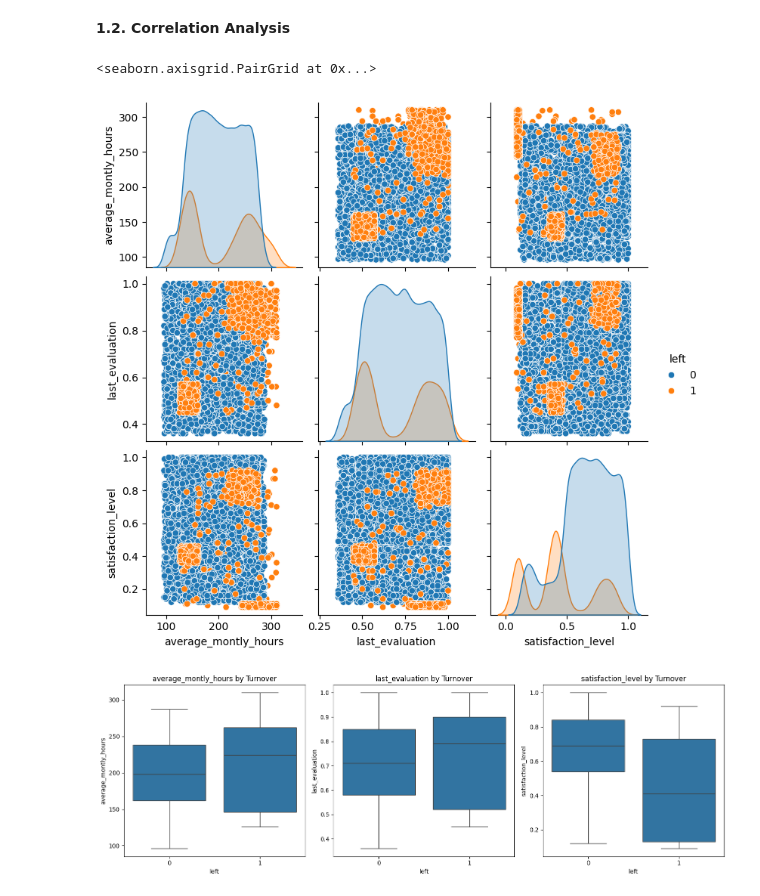
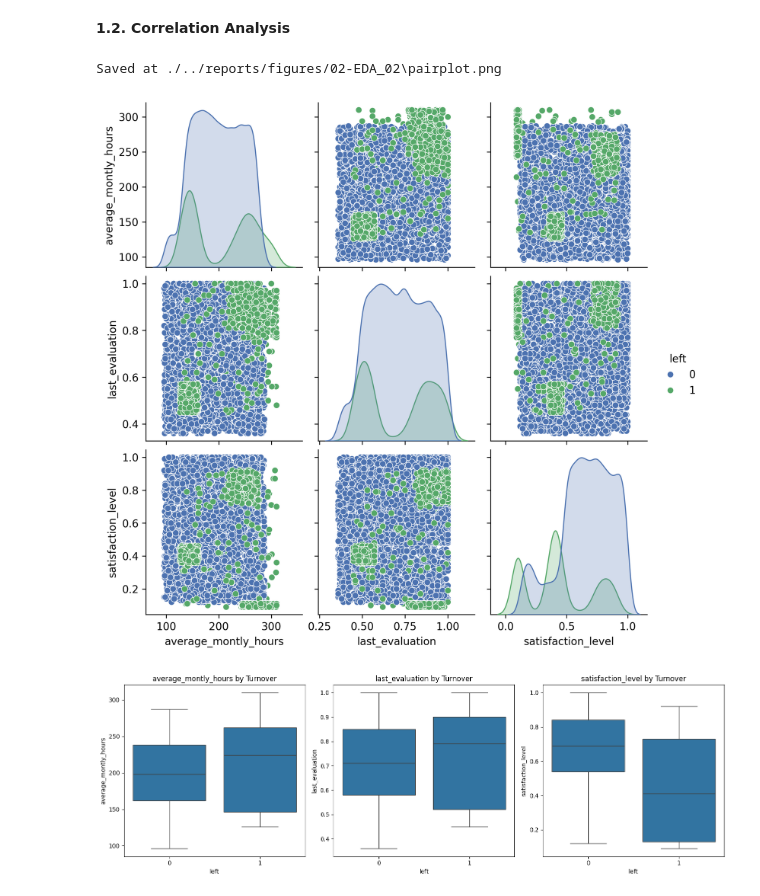
Before and after one commit to fausstoo/employee-churn-prediction-model, a Jupyter notebook: notebooks/EDA_02.ipynb, the cells around one changed output. Cells and saved outputs as stored; diff of their text form; code cells hidden in the pictures.

```diff
--- a/notebooks/EDA_02.ipynb
+++ b/notebooks/EDA_02.ipynb
@@ -272,10 +281,13 @@ left
 # %%
 continuous_features = df[['left','average_montly_hours', 'last_evaluation', 'satisfaction_level']]
 
-sns.pairplot(continuous_features, hue='left')
+pairplot = sns.pairplot(continuous_features, hue='left')
+pairplot = plt.gcf()
+save_fig(pairplot, "./../reports/figures/02-EDA_02", "pairplot", "png")
+pairplot
 # %% [output]
-<seaborn.axisgrid.PairGrid at 0x...>
+Saved at ./../reports/figures/02-EDA_02\pairplot.png
-[figure, old version]
+[figure, new version]
 # %%
 continuous_columns = ['average_montly_hours', 'last_evaluation', 'satisfaction_level']
 
```
Also changed, not shown: parts of 11 cells of this notebook, 10 other files.
